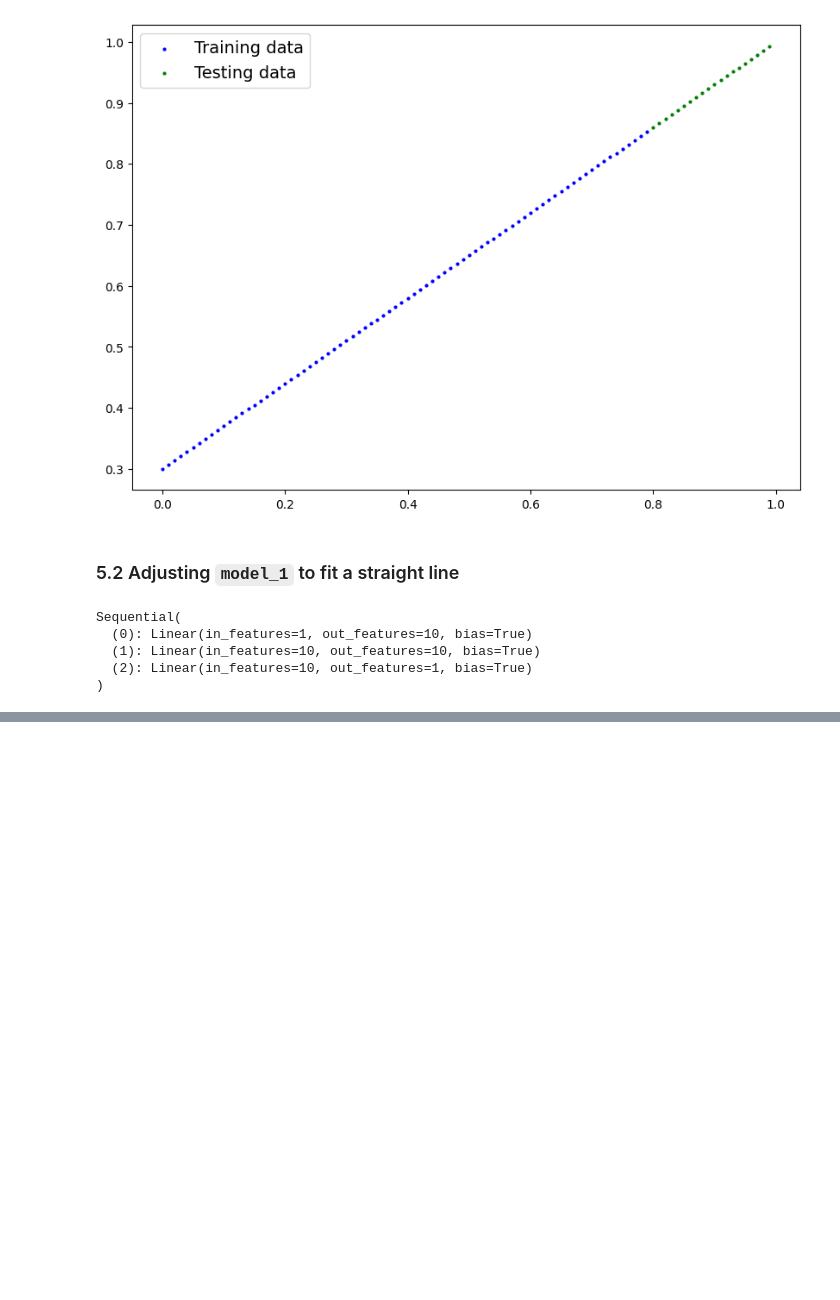
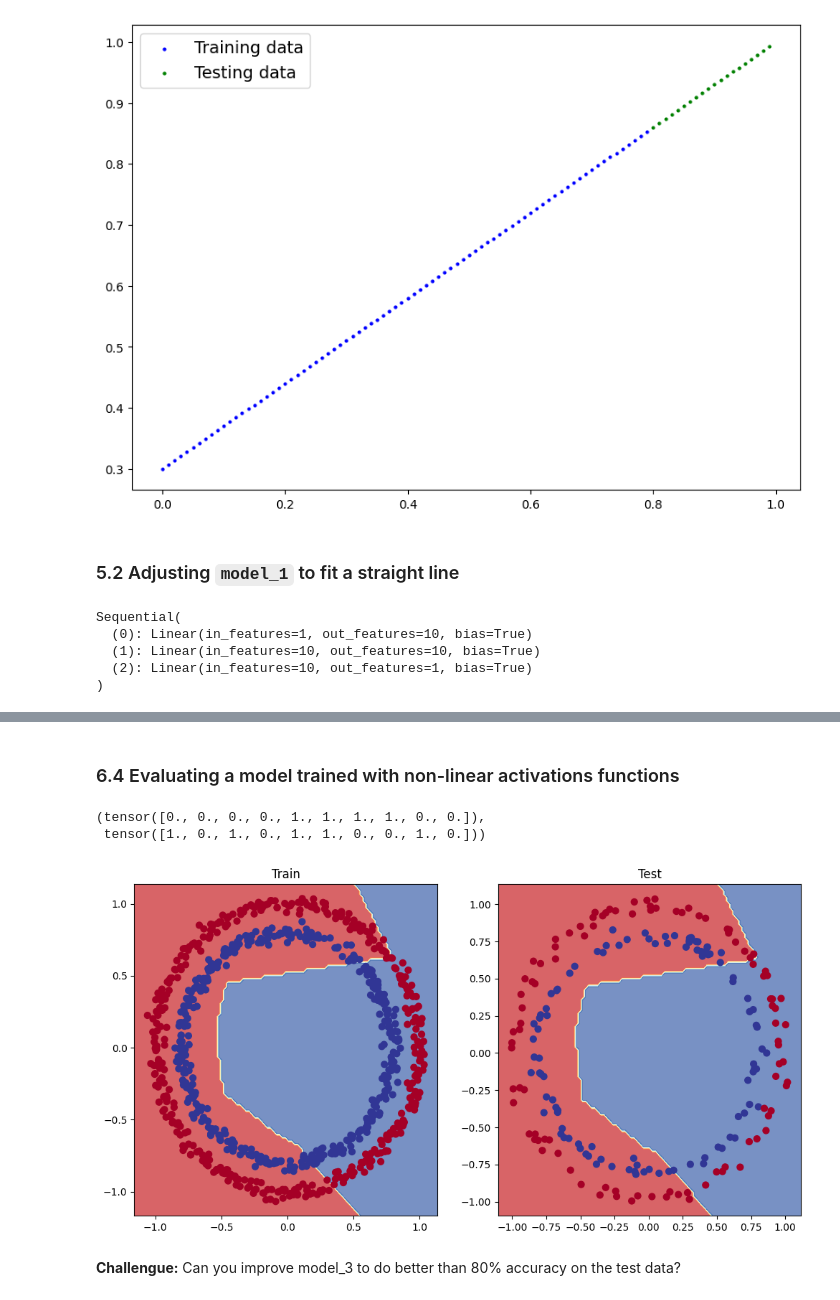
Before and after one commit to EdgardoLuisJimenez/learning-pytorch, a Jupyter notebook: 002_pytorch_classfication.ipynb, the cells around one changed output, grey strips where cells are left out. Cells and saved outputs as stored; diff of their text form; code cells hidden in the pictures; blank space fills up the shorter version.

Commit message:
The missing piece - non-linearity

```diff
--- a/002_pytorch_classfication.ipynb
+++ b/002_pytorch_classfication.ipynb
@@ -592,0 +631,15 @@ Epoch: 900 | Loss: 0.00582 | Test loss: 0.01346
+# %%
+# Convert data to tensors and then to train and test splits
+import torch
+from sklearn.model_selection import train_test_split
+
+# Turn data into tensors
+X = torch.from_numpy(X).type(torch.float)
+y = torch.from_numpy(y).type(torch.float)
+
+# Split into train and test sets
+X_train, X_test, y_train, y_test = train_test_split(X,
+                                                    y,
+                                                    test_size=0.2,
+                                                    random_state=42)
+X_train[:5], y_train[:5]
@@ -592,0 +655,15 @@ Epoch: 900 | Loss: 0.00582 | Test loss: 0.01346
+# %%
+from torch import nn
+class CircleModelV2(nn.Module):
+    def __init__(self):
+        super().__init__()
+        self.layer_1 = nn.Linear(in_features=2, out_features=10)
+        self.layer_2 = nn.Linear(in_features=10, out_features=10)
+        self.layer_3 = nn.Linear(in_features=10, out_features=1)
+        self.relu = nn.ReLU()
+
+    def forward(self, x):
+        return self.layer_3(self.relu(self.layer_2(self.relu(self.layer_1(x)))))
+
+model_3 = CircleModelV2().to(device)
+model_3
@@ -592,0 +677,5 @@ Epoch: 900 | Loss: 0.00582 | Test loss: 0.01346
+# %%
+# Setup loss and optimizer
+loss_fn = nn.BCEWithLogitsLoss()
+optimizer = torch.optim.SGD(model_3.parameters(),
+                            lr=0.01)
@@ -592,0 +744,24 @@ Epoch: 900 | Loss: 0.00582 | Test loss: 0.01346
+# %% [markdown]
+### 6.4 Evaluating a model trained with non-linear activations functions
+# %%
+# Let's make some predictions
+model_3.eval()
+with torch.inference_mode():
+    y_preds = torch.round(torch.sigmoid(model_3(X_test))).squeeze()
+y_preds[:10], y_test[:10]
+# %% [output]
+(tensor([0., 0., 0., 0., 1., 1., 1., 1., 0., 0.]),
+ tensor([1., 0., 1., 0., 1., 1., 0., 0., 1., 0.]))
+# %%
+# Plot decision boundaries
+plt.figure(figsize=(12, 6))
+plt.subplot(1, 2, 1)
+plt.title("Train")
+plot_decision_boundary(model_3, X_train, y_train)
+plt.subplot(1, 2, 2)
+plt.title("Test")
+plot_decision_boundary(model_3, X_test, y_test)
+# %% [output]
+[figure, added]
+# %% [markdown]
+**Challengue:** Can you improve model_3 to do better than 80% accuracy on the test data?
```
Also changed, not shown: parts of 18 cells of this notebook.
